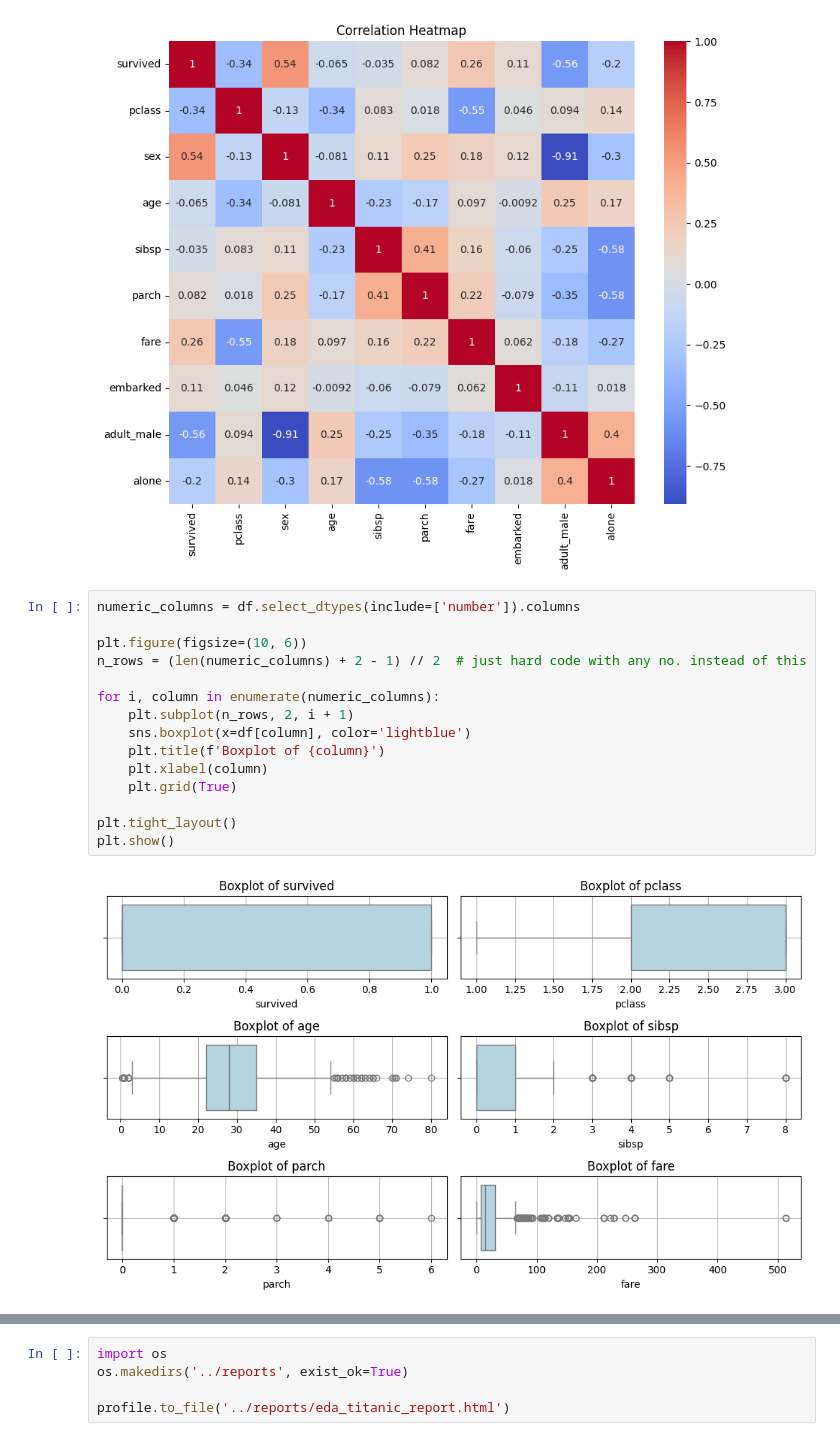
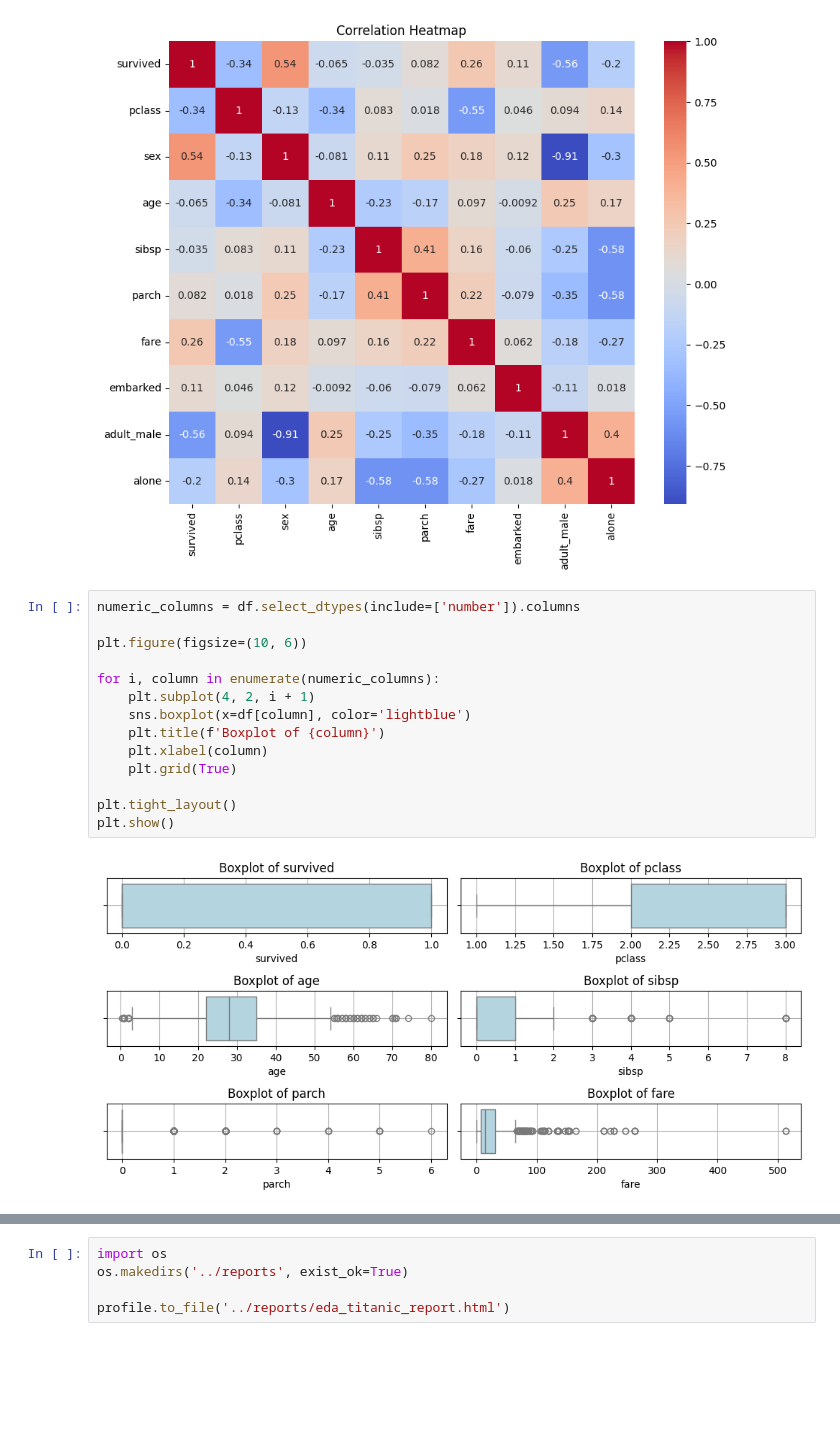
Before and after one commit to Maverick341/mlops-practical-exam, a Jupyter notebook: notebooks/eda_titanic.ipynb, the cells around one changed output, grey strips where cells are left out. Drawn from its saved outputs; the diff is of its cells as text; blank space fills up the shorter version.

```diff
--- a/notebooks/eda_titanic.ipynb
+++ b/notebooks/eda_titanic.ipynb
@@ -126,20 +124,19 @@ plt.show()
 # %%
 numeric_columns = df.select_dtypes(include=['number']).columns
 
 plt.figure(figsize=(10, 6))
-n_rows = (len(numeric_columns) + 2 - 1) // 2  # just hard code with any no. instead of this
 
 for i, column in enumerate(numeric_columns):
-    plt.subplot(n_rows, 2, i + 1)
+    plt.subplot(4, 2, i + 1)
     sns.boxplot(x=df[column], color='lightblue')
     plt.title(f'Boxplot of {column}')
     plt.xlabel(column)
     plt.grid(True)
 
 plt.tight_layout()
 plt.show()
 # %% [output]
-[figure, old version]
+[figure, new version]
 # %%
 from ydata_profiling import ProfileReport
 
```
Also changed, not shown: parts of 2 cells of this notebook, 2 other files.
